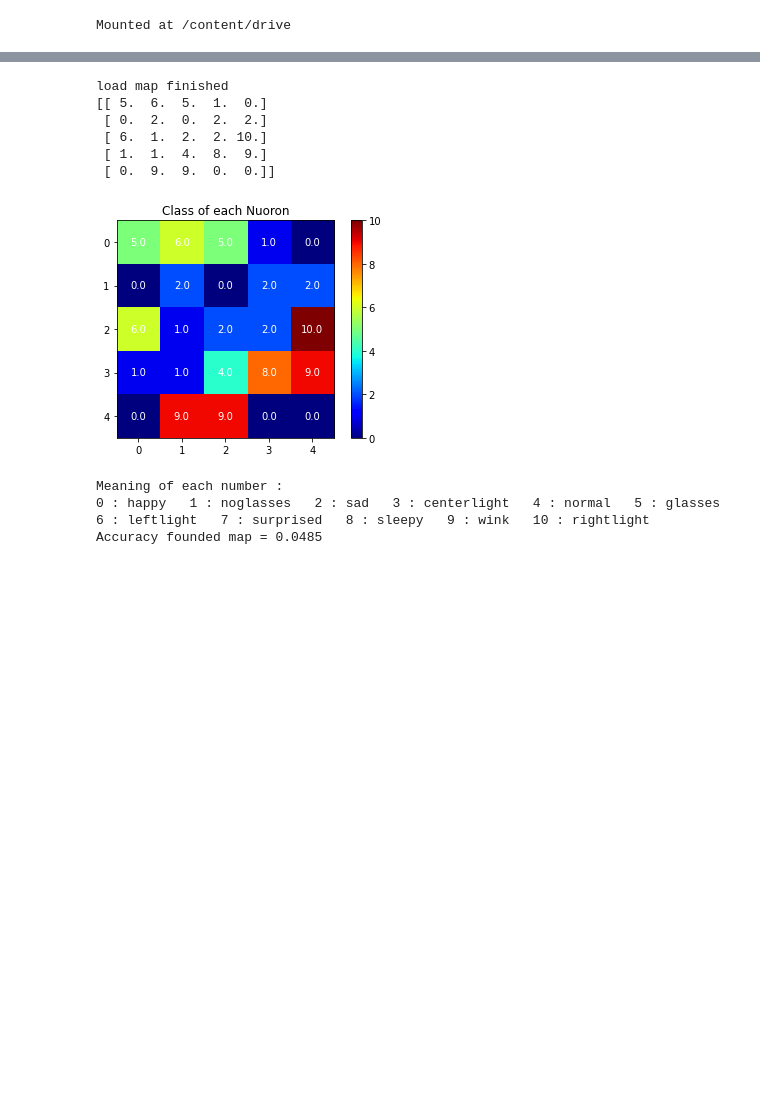
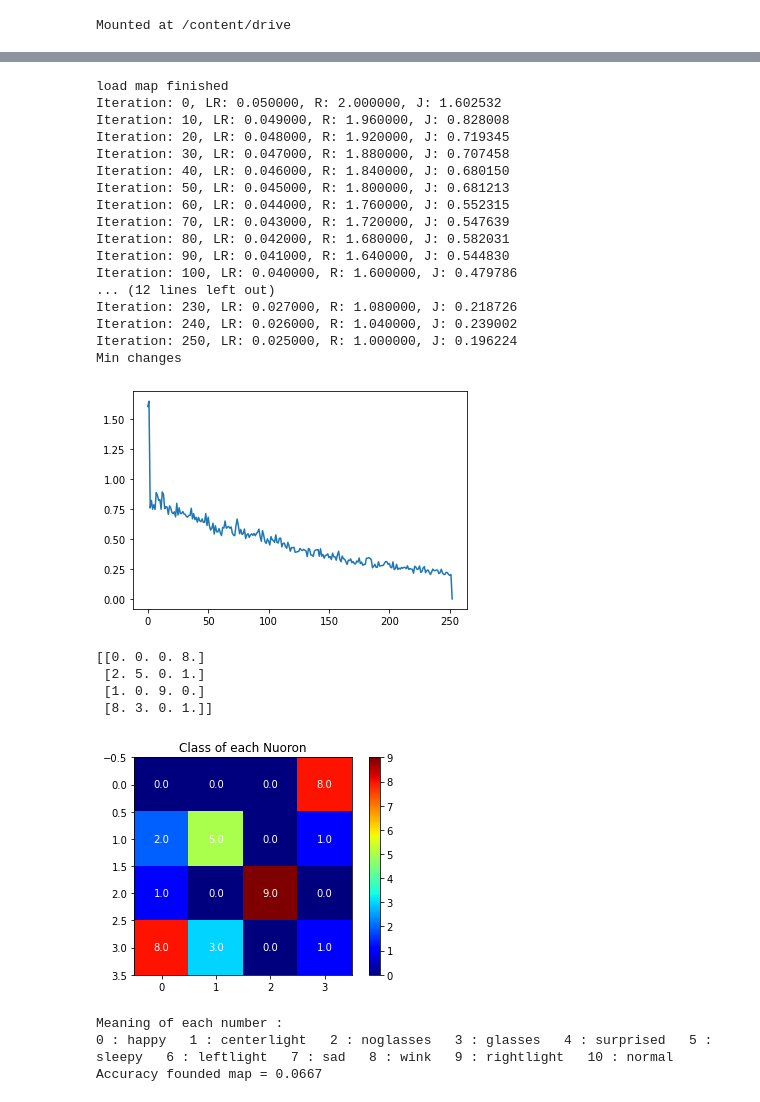
Before and after one commit to ZahraDehghanian97/Self_Organizing_Map, a Jupyter notebook: SOFM.ipynb, the cells around one changed output, grey strips where cells are left out. Drawn from its saved outputs; the diff is of its cells as text; code cells hidden in the pictures; blank space fills up the shorter version.

```diff
--- a/SOFM.ipynb
+++ b/SOFM.ipynb
@@ -97,9 +97,9 @@ class SOM:
             if t % 50 == 0:
                 with open(dir_map, 'wb') as f:
                     pickle.dump(self.map, f)
-            # if Js[-1] < error_threshold:
-            #     print('Min changes')
-            #     break
+            if Js[-1] < error_threshold:
+                print('Min changes')
+                break
         # save founded model at last
         with open(dir_map, 'wb') as f:
           pickle.dump(self.map, f)
@@ -153,47 +153,63 @@ class SOM:
     def extract_feature(self, x): # here we give a data of n feature and take a matrix of size map as output (e.g, 9*9)
         x = np.asarray(x)
         rep_x = np.tile(x, [self.map.shape[0], self.map.shape[0], 1])
         dists = np.sum((self.map - rep_x)**2, axis=2)
         return 1/ (1 + dists)
 
     def compute_score(self, X, y):
       y_pred = []
       for x in X :
         index = self.find_winner(x)
         y_pred.append(self.scores[index[0],index[1]])
       return accuracy_score(y,y_pred)
 
 
-m_size = 5
+m_size = 4
 dir_map = '/content/drive/MyDrive/Colab Notebooks/map'+str(m_size)+'*'+str(m_size)+'.txt'
 
-# # train SOM Net
-# som_net = SOM(data = X,map_size = [m_size,m_size,n_features])
-# Js = som_net.train(X, y,dir_map, T = 500)
-# plt.plot(Js)
-# plt.show()
+# train SOM Net
+som_net = SOM(data = X,dir_map = dir_map,map_size = [m_size,m_size,n_features])
+Js = som_net.train(X, y,dir_map, T = 500)
+plt.plot(Js)
+plt.show()
 
-# reload saved model
-som_net = SOM(data = X,dir_map = dir_map,map_size = [m_size,m_size,n_features])
+# # reload saved model
+# som_net = SOM(data = X,dir_map = dir_map,map_size = [m_size,m_size,n_features])
 
 # visualize founded Neurons
 som_net.visualize(X, y)
 print("Meaning of each number :")
 s = ""
 for i in range(len(unique_value)):
   s = s + str(i) + " : "+unique_value[i]+"   "
 print(s)
 
 # print accuracy founded model
 print("Accuracy founded map = "+str(round(som_net.compute_score(X,y),4)))
 # %% [output]
 load map finished
-[[ 5.  6.  5.  1.  0.]
- [ 0.  2.  0.  2.  2.]
- [ 6.  1.  2.  2. 10.]
- [ 1.  1.  4.  8.  9.]
- [ 0.  9.  9.  0.  0.]]
+Iteration: 0, LR: 0.050000, R: 2.000000, J: 1.602532
+Iteration: 10, LR: 0.049000, R: 1.960000, J: 0.828008
+Iteration: 20, LR: 0.048000, R: 1.920000, J: 0.719345
+Iteration: 30, LR: 0.047000, R: 1.880000, J: 0.707458
+Iteration: 40, LR: 0.046000, R: 1.840000, J: 0.680150
+Iteration: 50, LR: 0.045000, R: 1.800000, J: 0.681213
+Iteration: 60, LR: 0.044000, R: 1.760000, J: 0.552315
+Iteration: 70, LR: 0.043000, R: 1.720000, J: 0.547639
+Iteration: 80, LR: 0.042000, R: 1.680000, J: 0.582031
+Iteration: 90, LR: 0.041000, R: 1.640000, J: 0.544830
+Iteration: 100, LR: 0.040000, R: 1.600000, J: 0.479786
+... (12 lines left out)
+Iteration: 230, LR: 0.027000, R: 1.080000, J: 0.218726
+Iteration: 240, LR: 0.026000, R: 1.040000, J: 0.239002
+Iteration: 250, LR: 0.025000, R: 1.000000, J: 0.196224
+Min changes
-[figure, old version]
+[figure, new version]
-Meaning of each number :
-0 : happy   1 : noglasses   2 : sad   3 : centerlight   4 : normal   5 : glasses   6 : leftlight   7 : surprised   8 : sleepy   9 : wink   10 : rightlight
-Accuracy founded map = 0.0485
+[[0. 0. 0. 8.]
+ [2. 5. 0. 1.]
+ [1. 0. 9. 0.]
+ [8. 3. 0. 1.]]
+[figure, added]
+Meaning of each number :
+0 : happy   1 : centerlight   2 : noglasses   3 : glasses   4 : surprised   5 : sleepy   6 : leftlight   7 : sad   8 : wink   9 : rightlight   10 : normal
+Accuracy founded map = 0.0667
```
Also changed, not shown: parts of 1 cell of this notebook.
